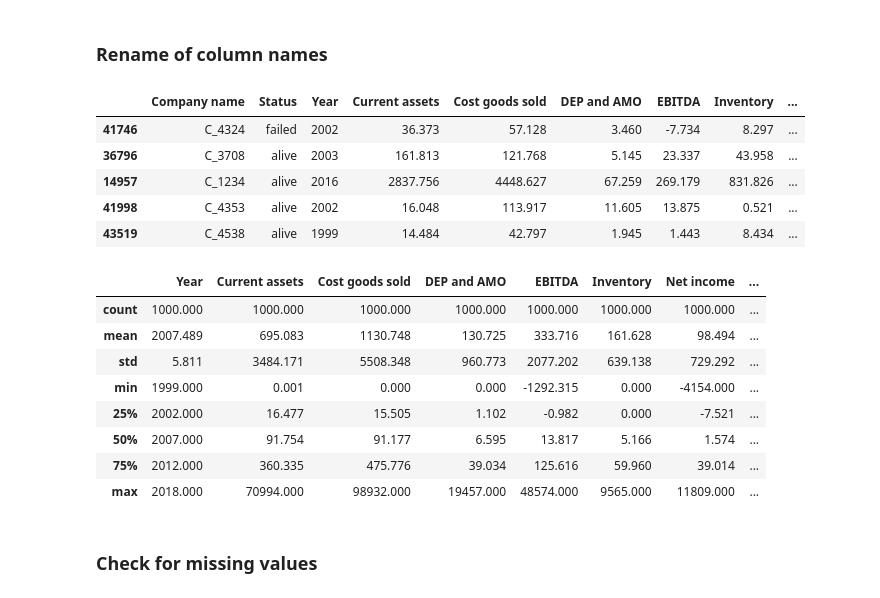
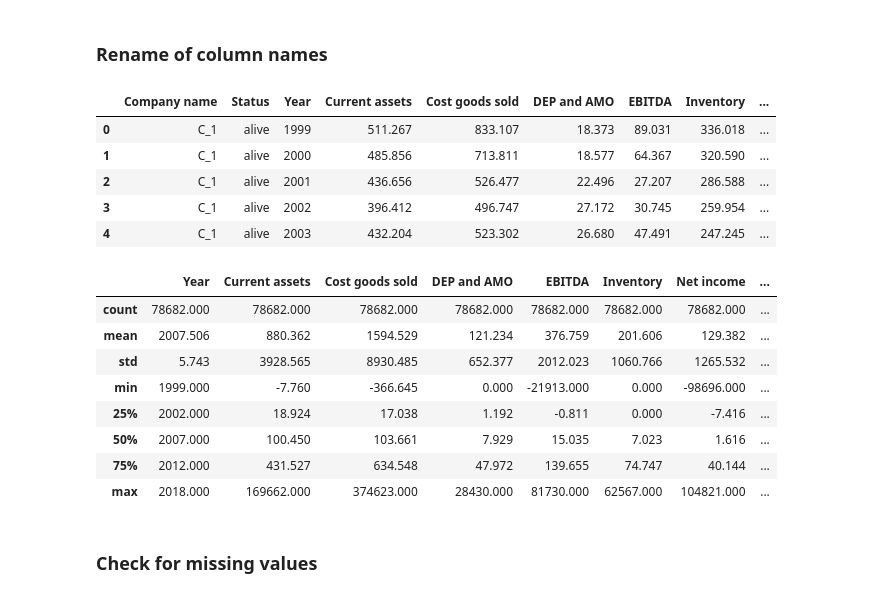
Before and after one commit to jordimunozflorensa/MineriaDatos, a Jupyter notebook: part 2/notebook.ipynb, the cells around one changed output. Drawn from its saved outputs; the diff is of its cells as text; code cells hidden in the pictures.

```diff
--- a/part 2/notebook.ipynb
+++ b/part 2/notebook.ipynb
@@ -29,6 +29,7 @@ import matplotlib.pyplot as plt
 import seaborn as sns
 
 pd.set_option("display.max_columns", None)
+pd.set_option("display.max_rows", 100)
 pd.set_option("display.expand_frame_repr", False)
 pd.set_option("display.precision", 3)
 
@@ -39,51 +40,51 @@ sns.set_style("dark")
 df = pd.read_csv("american_bankruptcy.csv")
 
 dict = {
     "company_name": "Company name",
     "status_label": "Status",
     "year": "Year",
     "X1": "Current assets",
     "X2": "Cost goods sold",
     "X3": "DEP and AMO",
     "X4": "EBITDA",
     "X5": "Inventory",
     "X6": "Net income",
     "X7": "Total Receivables",
     "X8": "Market value",
     "X9": "Net sales",
     "X10": "Total assets",
     "X11": "Long-term debt",
     "X12": "EBIT",
     "X13": "Gross Profit",
     "X14": "Current Liabilities ",
     "X15": "Retained Earnings",
     "X16": "Total Revenue",
     "X17": "Total Liabilities",
     "X18": "Operating Expenses",
 }
 
 
-df = df.rename(columns=dict).sample(1000)
+df = df.rename(columns=dict) #.sample(1000)
 df.head()
 # %% [output]
 |  | Company name | Status | Year | Current assets | Cost goods sold | DEP and AMO | EBITDA | Inventory | ... |
-| 41746 | C_4324 | failed | 2002 | 36.373 | 57.128 | 3.460 | -7.734 | 8.297 | ... |
-| 36796 | C_3708 | alive | 2003 | 161.813 | 121.768 | 5.145 | 23.337 | 43.958 | ... |
-| 14957 | C_1234 | alive | 2016 | 2837.756 | 4448.627 | 67.259 | 269.179 | 831.826 | ... |
-| 41998 | C_4353 | alive | 2002 | 16.048 | 113.917 | 11.605 | 13.875 | 0.521 | ... |
-| 43519 | C_4538 | alive | 1999 | 14.484 | 42.797 | 1.945 | 1.443 | 8.434 | ... |
+| 0 | C_1 | alive | 1999 | 511.267 | 833.107 | 18.373 | 89.031 | 336.018 | ... |
+| 1 | C_1 | alive | 2000 | 485.856 | 713.811 | 18.577 | 64.367 | 320.590 | ... |
+| 2 | C_1 | alive | 2001 | 436.656 | 526.477 | 22.496 | 27.207 | 286.588 | ... |
+| 3 | C_1 | alive | 2002 | 396.412 | 496.747 | 27.172 | 30.745 | 259.954 | ... |
+| 4 | C_1 | alive | 2003 | 432.204 | 523.302 | 26.680 | 47.491 | 247.245 | ... |
 # %%
 df.describe()
 # %% [output]
 |  | Year | Current assets | Cost goods sold | DEP and AMO | EBITDA | Inventory | Net income | ... |
-| count | 1000.000 | 1000.000 | 1000.000 | 1000.000 | 1000.000 | 1000.000 | 1000.000 | ... |
-| mean | 2007.489 | 695.083 | 1130.748 | 130.725 | 333.716 | 161.628 | 98.494 | ... |
-| std | 5.811 | 3484.171 | 5508.348 | 960.773 | 2077.202 | 639.138 | 729.292 | ... |
-| min | 1999.000 | 0.001 | 0.000 | 0.000 | -1292.315 | 0.000 | -4154.000 | ... |
-| 25% | 2002.000 | 16.477 | 15.505 | 1.102 | -0.982 | 0.000 | -7.521 | ... |
-| 50% | 2007.000 | 91.754 | 91.177 | 6.595 | 13.817 | 5.166 | 1.574 | ... |
-| 75% | 2012.000 | 360.335 | 475.776 | 39.034 | 125.616 | 59.960 | 39.014 | ... |
-| max | 2018.000 | 70994.000 | 98932.000 | 19457.000 | 48574.000 | 9565.000 | 11809.000 | ... |
+| count | 78682.000 | 78682.000 | 78682.000 | 78682.000 | 78682.000 | 78682.000 | 78682.000 | ... |
+| mean | 2007.506 | 880.362 | 1594.529 | 121.234 | 376.759 | 201.606 | 129.382 | ... |
+| std | 5.743 | 3928.565 | 8930.485 | 652.377 | 2012.023 | 1060.766 | 1265.532 | ... |
+| min | 1999.000 | -7.760 | -366.645 | 0.000 | -21913.000 | 0.000 | -98696.000 | ... |
+| 25% | 2002.000 | 18.924 | 17.038 | 1.192 | -0.811 | 0.000 | -7.416 | ... |
+| 50% | 2007.000 | 100.450 | 103.661 | 7.929 | 15.035 | 7.023 | 1.616 | ... |
+| 75% | 2012.000 | 431.527 | 634.548 | 47.972 | 139.655 | 74.747 | 40.144 | ... |
+| max | 2018.000 | 169662.000 | 374623.000 | 28430.000 | 81730.000 | 62567.000 | 104821.000 | ... |
 # %% [markdown]
 ### Check for missing values
 # %%
```
Also changed, not shown: parts of 6 cells of this notebook.
